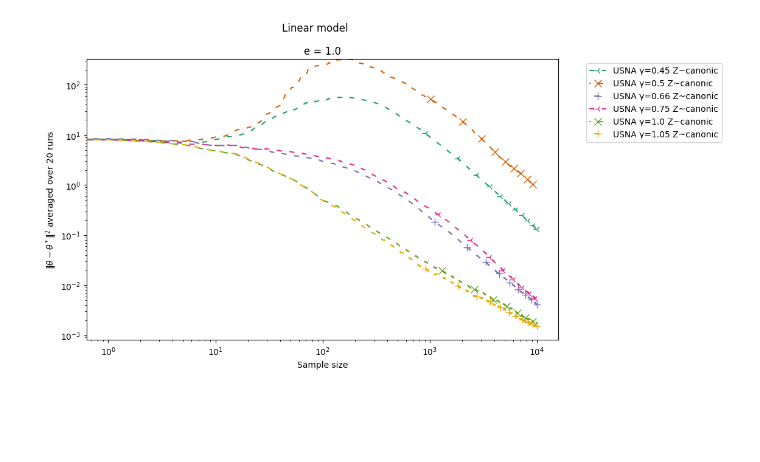
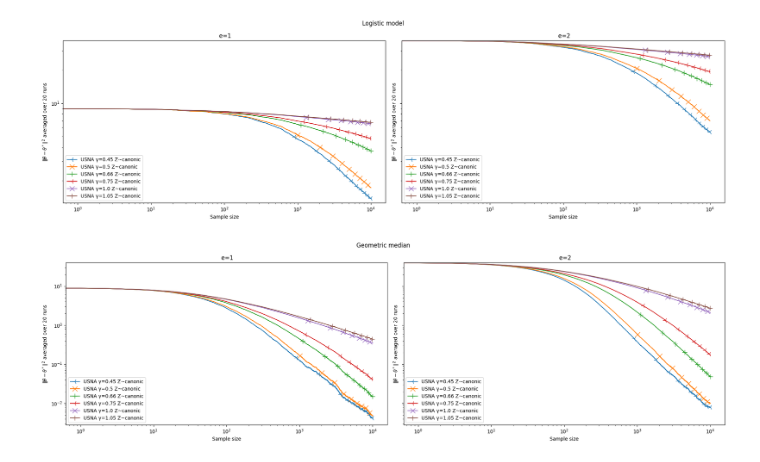
Before and after one commit to guillaume-salle/Optimisation_stochastique, a Jupyter notebook: simulation_USNA_canonic.ipynb, the cells around one changed output. Drawn from its saved outputs; the diff is of its cells as text; code cells hidden in the pictures; blank space fills up the shorter version.

```diff
--- a/simulation_USNA_canonic.ipynb
+++ b/simulation_USNA_canonic.ipynb
@@ -38,4 +26,10 @@ simulation = Simulation(
 # %%
+simulation = simulation_logistic_regression(optimizer_list=optimizer_list)
 simulation.run_multiple_datasets(N=N, n=n)
 # %% [output]
-[figure, old version]
+[figure, new version]
+# %%
+simulation = simulation_geometric_median(optimizer_list=optimizer_list)
+simulation.run_multiple_datasets(N=N, n=n)
+# %% [output]
+[figure, added]
```
Also changed, not shown: parts of 8 cells of this notebook, 44 other files.
